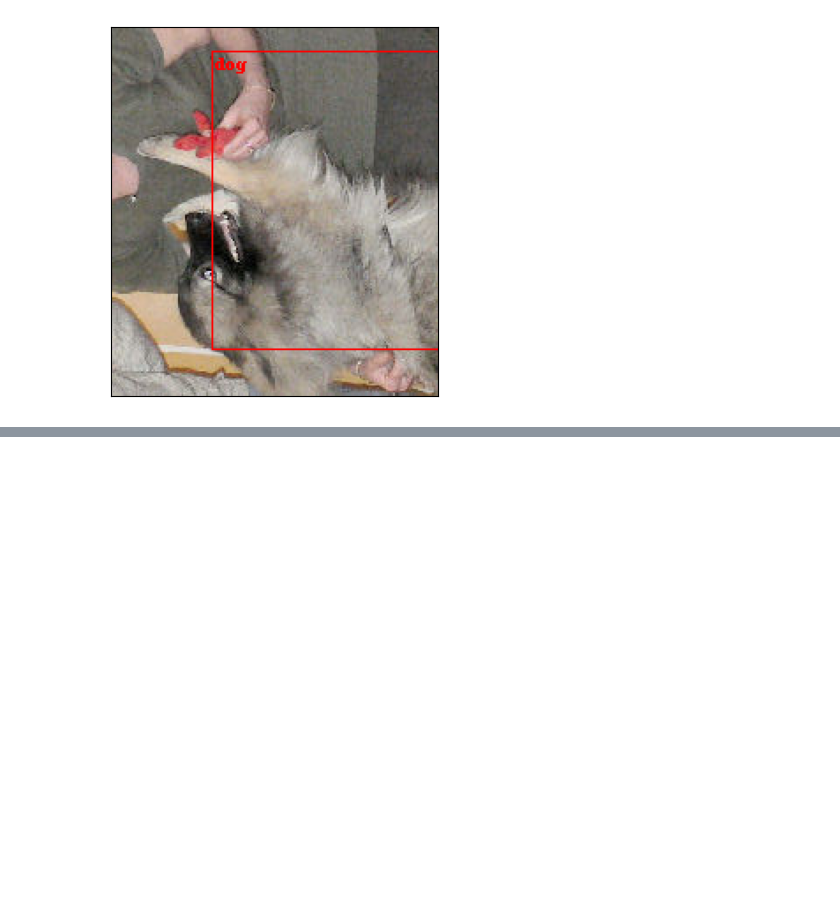
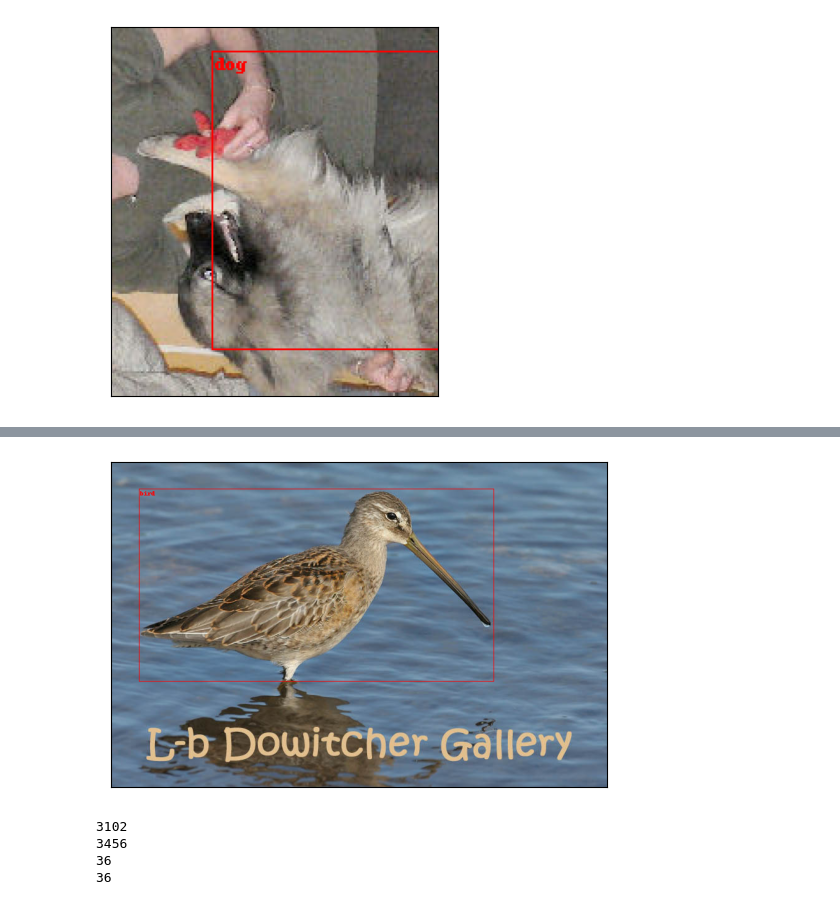
Before and after one commit to pscollins/NYU-Deep-Learning-Fall-2022, a Jupyter notebook: visualization.ipynb, the cells around one changed output, grey strips where cells are left out. Drawn from its saved outputs; the diff is of its cells as text; code cells hidden in the pictures; blank space fills up the shorter version.

```diff
--- a/visualization.ipynb
+++ b/visualization.ipynb
@@ -147,0 +161,6 @@ show(annotated)
+# %%
+valid_ds = load_data.LabeledDataset(root_dir=load_data.VALIDATION_DATA_ROOT)
+
+show_with_bboxes(valid_ds[3467])
+# %% [output]
+[figure, added]
@@ -147,0 +173,16 @@ show(annotated)
+# %%
+imgs = all_annotations['images']
+
+widths = [im['width'] for im in imgs]
+heights = [im['height'] for im in imgs]
+
+print(max(widths))
+print(max(heights))
+
+print(min(widths))
+print(min(heights))
+# %% [output]
+3102
+3456
+36
+36
```
Also changed, not shown: parts of 21 cells of this notebook, 1 other file.
